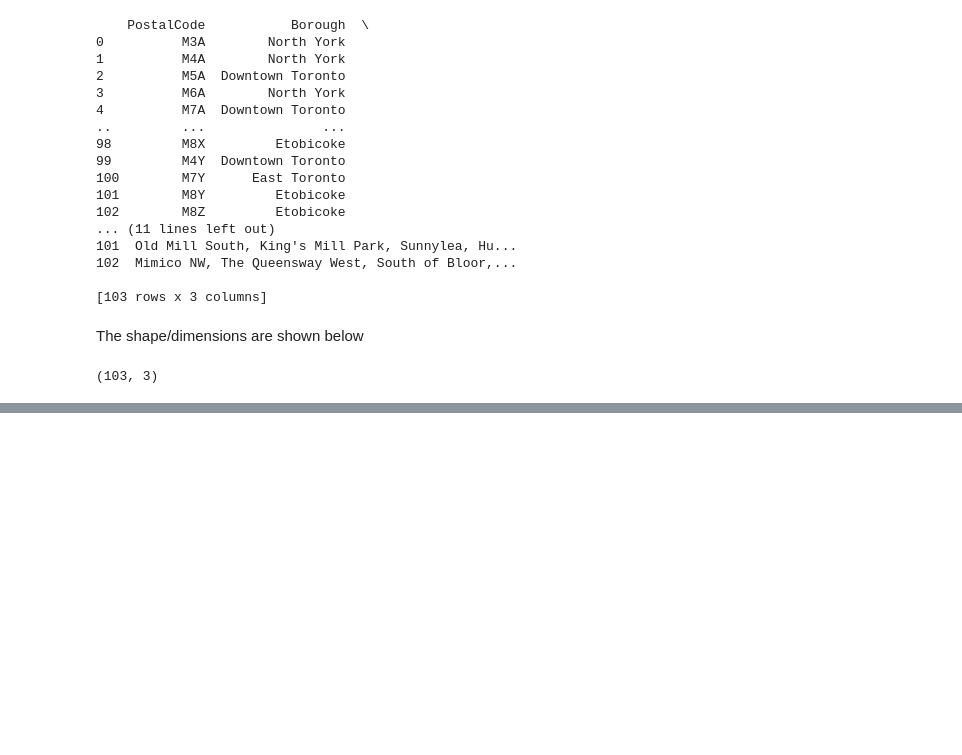
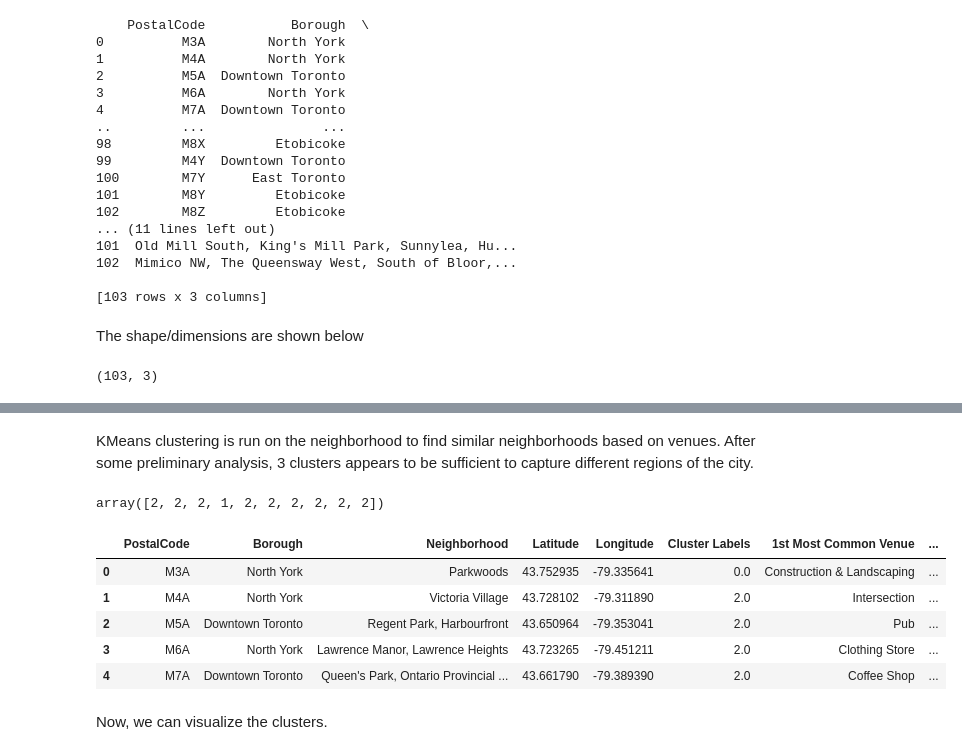
Before and after one commit to jddbucknole/Coursera_Capstone, a Jupyter notebook: Scraping_Toronto_Neighborhoods.ipynb, the cells around one changed output, grey strips where cells are left out. Saved outputs shown, nothing was run; the diff lists cells and outputs as text; code cells hidden in the pictures; blank space fills up the shorter version.

```diff
--- a/Scraping_Toronto_Neighborhoods.ipynb
+++ b/Scraping_Toronto_Neighborhoods.ipynb
@@ -65,0 +304,3 @@ df.shape
+# %%
+toronto_grouped = toronto_onehot.groupby('Neighborhood').mean().reset_index()
+toronto_grouped.head()
@@ -65,0 +321,22 @@ df.shape
+# %%
+num_top_venues = 10
+
+indicators = ['st', 'nd', 'rd']
+
+# create columns according to number of top venues
+columns = ['Neighborhood']
+for ind in np.arange(num_top_venues):
+    try:
+        columns.append('{}{} Most Common Venue'.format(ind+1, indicators[ind]))
+    except:
+        columns.append('{}th Most Common Venue'.format(ind+1))
+
+
+# create a new dataframe
+neighborhoods_venues_sorted = pd.DataFrame(columns=columns)
+neighborhoods_venues_sorted['Neighborhood'] = toronto_grouped['Neighborhood']
+
+for ind in np.arange(toronto_grouped.shape[0]):
+    neighborhoods_venues_sorted.iloc[ind, 1:] = return_most_common_venues(toronto_grouped.iloc[ind, :], num_top_venues)
+
+neighborhoods_venues_sorted.head()
@@ -65,0 +350,32 @@ df.shape
+# %% [markdown]
+KMeans clustering is run on the neighborhood to find similar neighborhoods based on venues. After some preliminary analysis, 3 clusters appears to be sufficient to capture different regions of the city.
+# %%
+kclusters = 3
+
+toronto_grouped_clustering = toronto_grouped.drop('Neighborhood', 1)
+
+# run k-means clustering
+kmeans = KMeans(n_clusters=kclusters, random_state=0).fit(toronto_grouped_clustering)
+
+# check cluster labels generated for each row in the dataframe
+kmeans.labels_[0:10]
+# %% [output]
+array([2, 2, 2, 1, 2, 2, 2, 2, 2, 2])
+# %%
+# add clustering labels
+neighborhoods_venues_sorted.insert(0, 'Cluster Labels', kmeans.labels_)
+neighborhoods_venues_sorted.dtypes
+toronto_merged = df
+
+# merge toronto_grouped with toronto_data to add latitude/longitude for each neighborhood
+toronto_merged = toronto_merged.join(neighborhoods_venues_sorted.set_index('Neighborhood'), on='Neighborhood')
+toronto_merged.head() # check the last columns!
+# %% [output]
+|  | PostalCode | Borough | Neighborhood | Latitude | Longitude | Cluster Labels | 1st Most Common Venue | ... |
+| 0 | M3A | North York | Parkwoods | 43.752935 | -79.335641 | 0.0 | Construction & Landscaping | ... |
+| 1 | M4A | North York | Victoria Village | 43.728102 | -79.311890 | 2.0 | Intersection | ... |
+| 2 | M5A | Downtown Toronto | Regent Park, Harbourfront | 43.650964 | -79.353041 | 2.0 | Pub | ... |
+| 3 | M6A | North York | Lawrence Manor, Lawrence Heights | 43.723265 | -79.451211 | 2.0 | Clothing Store | ... |
+| 4 | M7A | Downtown Toronto | Queen's Park, Ontario Provincial ... | 43.661790 | -79.389390 | 2.0 | Coffee Shop | ... |
+# %% [markdown]
+Now, we can visualize the clusters.
```
Also changed, not shown: parts of 33 cells of this notebook.
